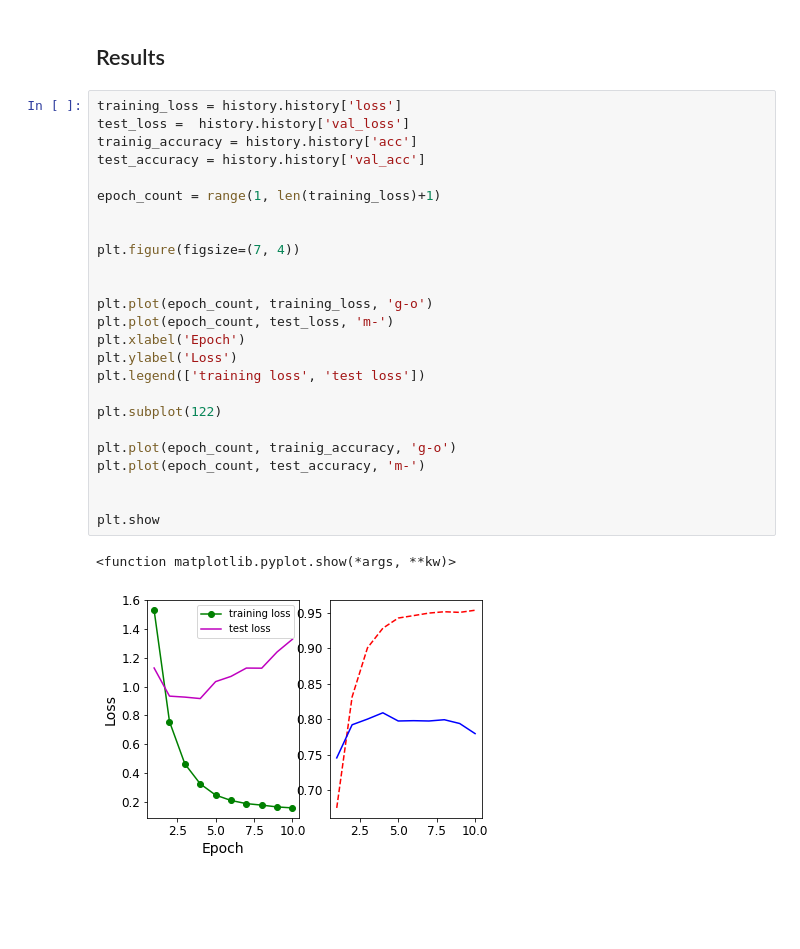
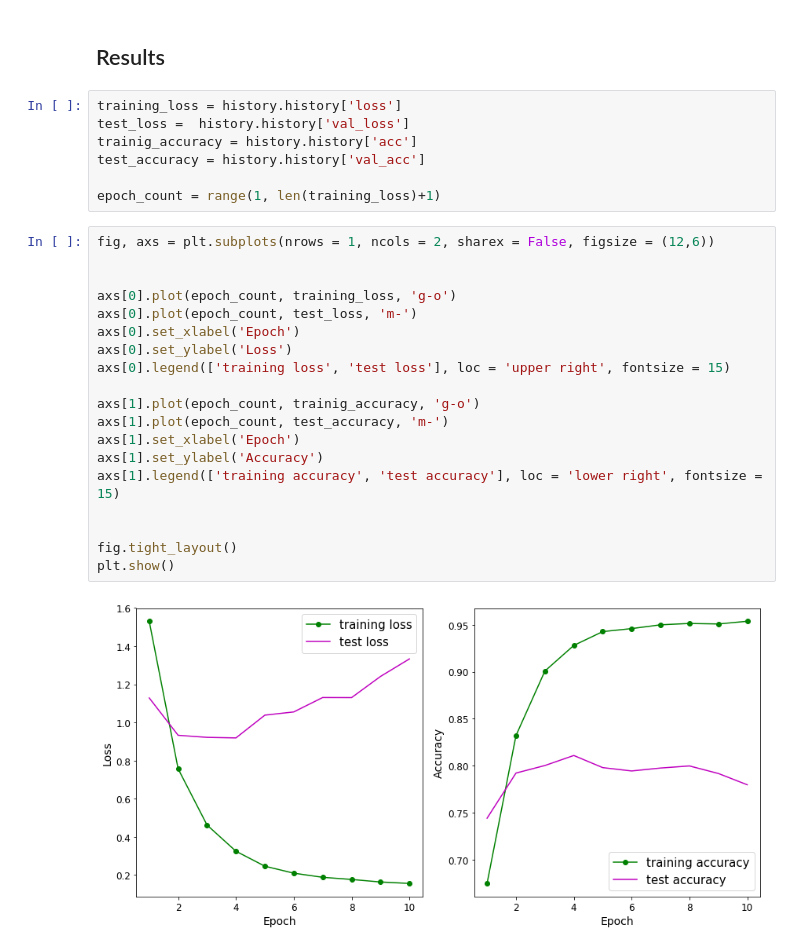
Before and after one commit to Milwa97/Machine-Learning, a Jupyter notebook: Lab 10/Homework.ipynb, the cells around one changed output. Cells and saved outputs as stored; diff of their text form; blank space fills up the shorter version.

```diff
--- a/Lab 10/Homework.ipynb
+++ b/Lab 10/Homework.ipynb
@@ -153,24 +153,24 @@ trainig_accuracy = history.history['acc']
 test_accuracy = history.history['val_acc']
 
 epoch_count = range(1, len(training_loss)+1)
-
-
-plt.figure(figsize=(7, 4))
-
-
-plt.plot(epoch_count, training_loss, 'g-o')
-plt.plot(epoch_count, test_loss, 'm-')
-plt.xlabel('Epoch')
-plt.ylabel('Loss')
-plt.legend(['training loss', 'test loss'])
-
-plt.subplot(122)
-
-plt.plot(epoch_count, trainig_accuracy, 'g-o')
-plt.plot(epoch_count, test_accuracy, 'm-')
-
-
-plt.show
-# %% [output]
-<function matplotlib.pyplot.show(*args, **kw)>
-[figure, removed]
+# %%
+fig, axs = plt.subplots(nrows = 1, ncols = 2, sharex = False, figsize = (12,6))
+
+
+axs[0].plot(epoch_count, training_loss, 'g-o')
+axs[0].plot(epoch_count, test_loss, 'm-')
+axs[0].set_xlabel('Epoch')
+axs[0].set_ylabel('Loss')
+axs[0].legend(['training loss', 'test loss'], loc = 'upper right', fontsize = 15)
+
+axs[1].plot(epoch_count, trainig_accuracy, 'g-o')
+axs[1].plot(epoch_count, test_accuracy, 'm-')
+axs[1].set_xlabel('Epoch')
+axs[1].set_ylabel('Accuracy')
+axs[1].legend(['training accuracy', 'test accuracy'], loc = 'lower right', fontsize = 15)
+
+
+fig.tight_layout()
+plt.show()
+# %% [output]
+[figure, added]
```
Also changed, not shown: parts of 2 cells of this notebook, 2 other files.
